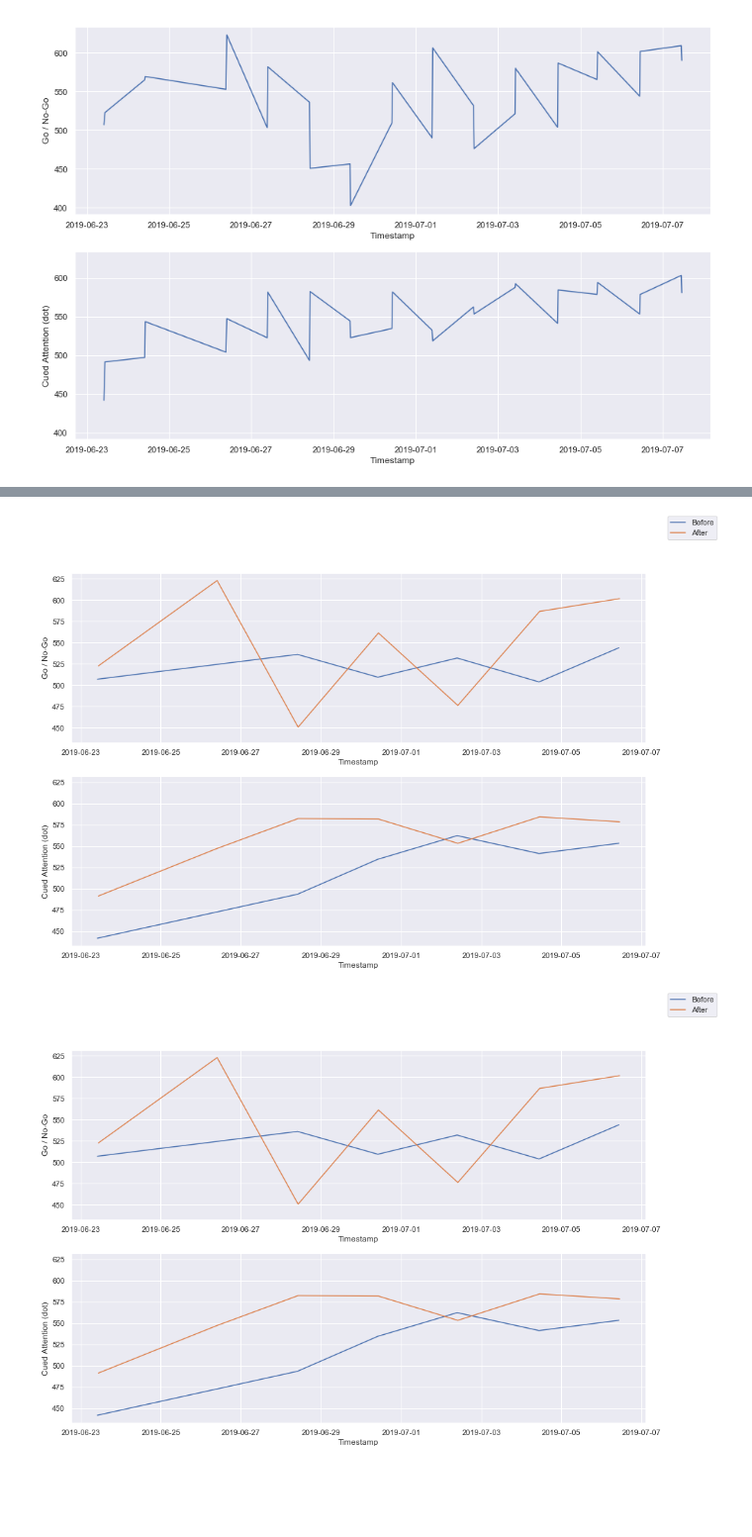
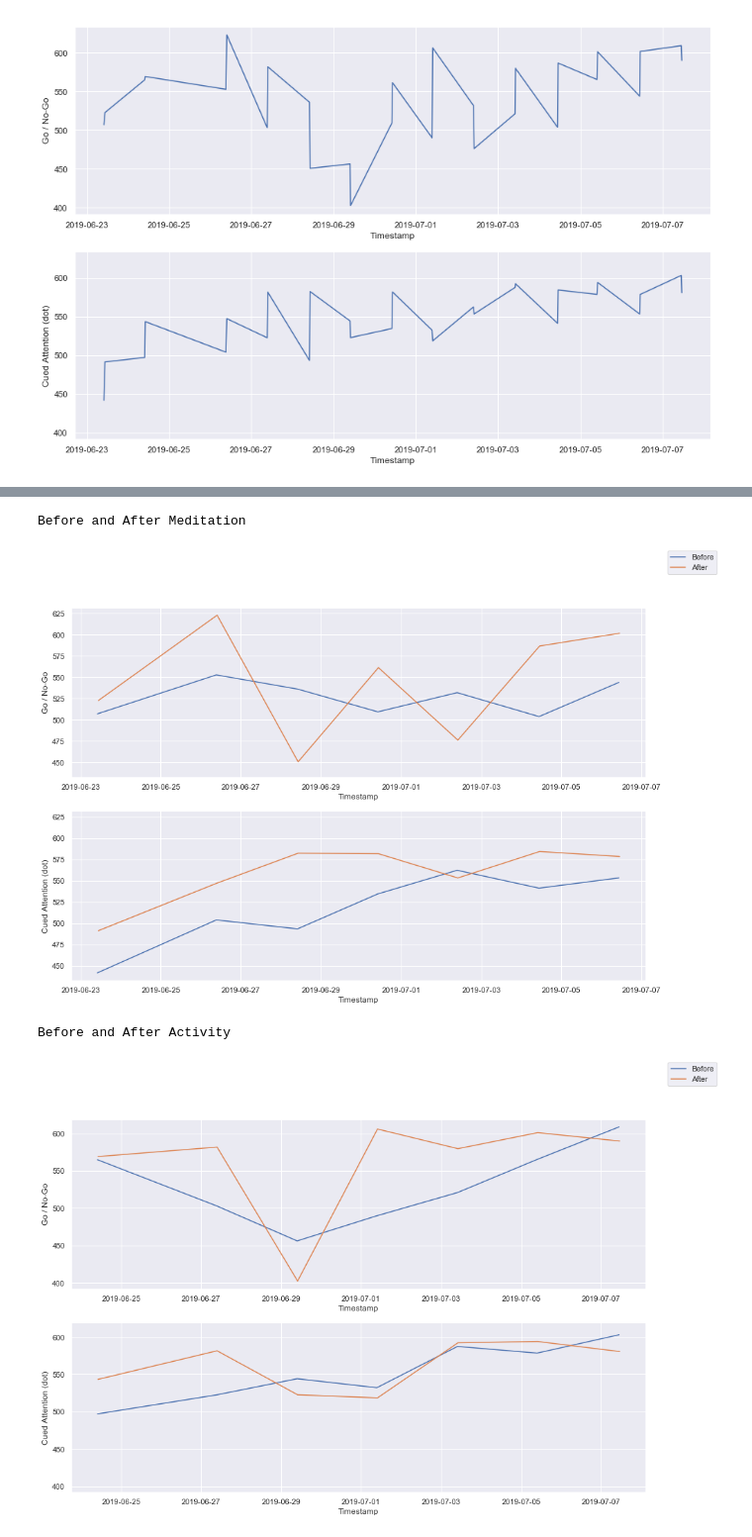
Before and after one commit to markwk/qs_ledger, a Jupyter notebook: bonus_data_analysis_notebooks/Quantified-Mind-Com-Data-Analysis.ipynb, the cells around one changed output, grey strips where cells are left out. Shown: that part at 99% size. Cells and saved outputs as stored; diff of their text form; code cells hidden in the pictures; blank space fills up the shorter version.

```diff
--- a/bonus_data_analysis_notebooks/Quantified-Mind-Com-Data-Analysis.ipynb
+++ b/bonus_data_analysis_notebooks/Quantified-Mind-Com-Data-Analysis.ipynb
@@ -76,16 +76,6 @@ data['Timestamp'] = data['Date'] + ' ' + data['Time']
 data['Timestamp'] = pd.to_datetime(data['Timestamp'])
 # %%
 data['Situation'] = data['Before / After'] + '-' + data['Meditate / Activity']
-# %%
-# Categorical Data
-data['Before / After'] = data['Before / After'].astype('category')
-data['Before / After'] = data['Before / After'].cat.reorder_categories(['Before', 'After'])
-data['Meditate / Activity'] = data['Meditate / Activity'].astype('category')
-data['Situation'] = data['Situation'].astype('category')
-data['Situation'] = data['Situation'].cat.reorder_categories(['Before-Meditate',
-                                                                   'After-Meditate',
-                                                                   'Before-Activity',
-                                                                   'After-Activity'])
 # %%
 data['Situation'].unique()
 # %% [output]
@@ -205,5 +178,6 @@ plt.show()
 # %%
 ### Plot Meditation Effects Trends
+print("Before and After Meditation")
 meditatation = data[(data['Meditate / Activity'] == 'Meditate')]
 fig, (ax1, ax2) = plt.subplots(nrows=2, sharey=True, figsize=(15,10))
 sns.relplot(x="Timestamp", y="Go / No-Go", kind="line", hue='Before / After', data=meditatation, ax=ax1)
@@ -213,16 +187,19 @@ plt.close(2)
 plt.close(3)
 plt.show()
 # %% [output]
+Before and After Meditation
-[figure, old version]
+[figure, new version]
 # %%
 ### Plot Activity Effects Trends
+print("Before and After Activity")
 activity = data[(data['Meditate / Activity'] == 'Activity')]
 fig, (ax1, ax2) = plt.subplots(nrows=2, sharey=True, figsize=(15,10))
-sns.relplot(x="Timestamp", y="Go / No-Go", kind="line", hue='Before / After', data=meditatation, ax=ax1)
-sns.relplot(x="Timestamp", y="Cued Attention (dot)", kind="line", hue='Before / After', data=meditatation, ax=ax2)
+sns.relplot(x="Timestamp", y="Go / No-Go", kind="line", hue='Before / After', data=activity, ax=ax1)
+sns.relplot(x="Timestamp", y="Cued Attention (dot)", kind="line", hue='Before / After', data=activity, ax=ax2)
 fig.legend(labels=['Before','After'])
 plt.close(2)
 plt.close(3)
 plt.show()
 # %% [output]
+Before and After Activity
-[figure, old version]
+[figure, new version]
```
Also changed, not shown: parts of 41 cells of this notebook.
